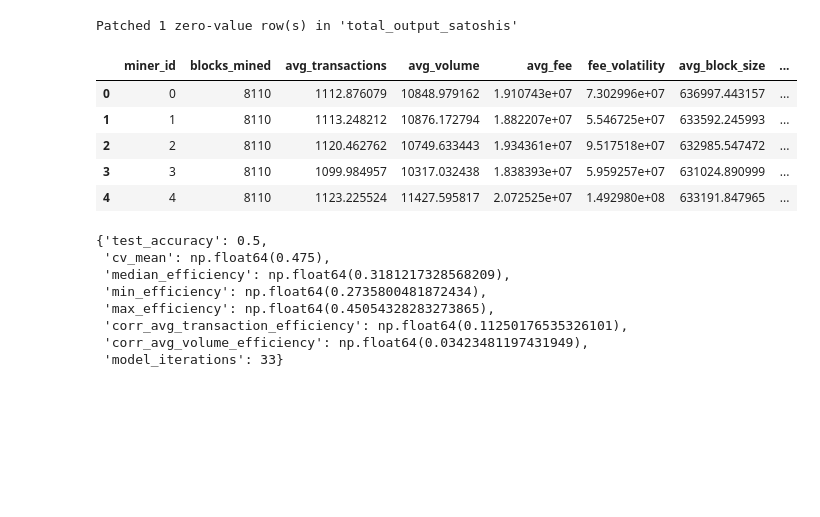
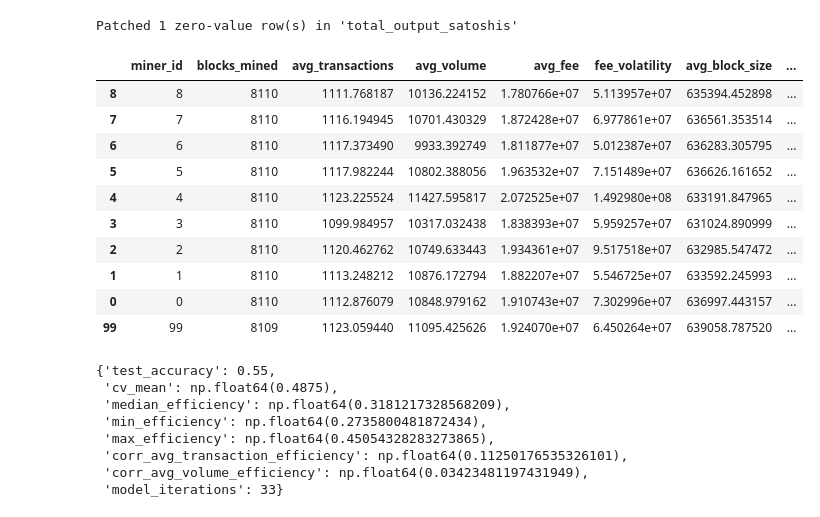
Before and after one commit to Kwokym111/poai_simulation, a Jupyter notebook: src/preprocess.ipynb, the cells around one changed output. Drawn from its saved outputs; the diff is of its cells as text; code cells hidden in the pictures; blank space fills up the shorter version.

Commit message:
use timestamp of last block mined to calculate age for each miner compared to the latest block timestamp overall

```diff
--- a/src/preprocess.ipynb
+++ b/src/preprocess.ipynb
@@ -104,6 +104,11 @@ def preprocess(df, volume_column, efficiency_definition):
     # Calculate fee proxy as n_transactions * transaction_volume
     processed_df['fee_proxy'] = processed_df['n_transactions'] * processed_df['transaction_volume']
 
+
+    # Convert the timestamp column from string to proper datetime
+    processed_df['timestamp'] = pd.to_datetime(processed_df['timestamp'])
+
+
     # Groupby miner_id
     miner_df = processed_df.groupby('miner_id').agg(
         blocks_mined=('block_id', 'count'),
@@ -115,12 +120,16 @@ def preprocess(df, volume_column, efficiency_definition):
         difficulty=('difficulty', 'mean'),
         efficiency=('block_efficiency', 'mean'), # use mean of ratios as default, average of (n transactions / transaction volume per individual block)
         profitability=('fee_proxy', 'sum'),
-        last_block_id=('block_id', 'max')   # last block a mined by a miner
+        last_block_id=('block_id', 'max'),   # last block a mined by a miner
+        last_block_time=('timestamp', 'max') # last block mined timestamp
     ).reset_index()
 
     # convert profitability from total sum to avg profitability
     miner_df['profitability'] = miner_df['profitability'] / (miner_df['blocks_mined'] + 1)
-    miner_df['age'] = processed_df['block_id'].max() - miner_df['last_block_id']
+    miner_df['age'] = processed_df['timestamp'].max() - miner_df['last_block_time']
+
+    # Convert the duration into a plain number (float of seconds)
+    miner_df['age'] = miner_df['age'].dt.total_seconds()
 
     # Calculate Efficiency Based on Definition of Efficiency
     if efficiency_definition == "ratio_of_means":
@@ -142,14 +151,19 @@ def preprocess(df, volume_column, efficiency_definition):
     return miner_df
 # %%
 miner_df = preprocess(df, "total_output_satoshis", "mean_of_ratios")
-miner_df.head()
+miner_df.sort_values(by='last_block_time', ascending=False).head(10)
 # %% [output]
 |  | miner_id | blocks_mined | avg_transactions | avg_volume | avg_fee | fee_volatility | avg_block_size | ... |
+| 8 | 8 | 8110 | 1111.768187 | 10136.224152 | 1.780766e+07 | 5.113957e+07 | 635394.452898 | ... |
+| 7 | 7 | 8110 | 1116.194945 | 10701.430329 | 1.872428e+07 | 6.977861e+07 | 636561.353514 | ... |
+| 6 | 6 | 8110 | 1117.373490 | 9933.392749 | 1.811877e+07 | 5.012387e+07 | 636283.305795 | ... |
+| 5 | 5 | 8110 | 1117.982244 | 10802.388056 | 1.963532e+07 | 7.151489e+07 | 636626.161652 | ... |
+| 4 | 4 | 8110 | 1123.225524 | 11427.595817 | 2.072525e+07 | 1.492980e+08 | 633191.847965 | ... |
+| 3 | 3 | 8110 | 1099.984957 | 10317.032438 | 1.838393e+07 | 5.959257e+07 | 631024.890999 | ... |
+| 2 | 2 | 8110 | 1120.462762 | 10749.633443 | 1.934361e+07 | 9.517518e+07 | 632985.547472 | ... |
+| 1 | 1 | 8110 | 1113.248212 | 10876.172794 | 1.882207e+07 | 5.546725e+07 | 633592.245993 | ... |
 | 0 | 0 | 8110 | 1112.876079 | 10848.979162 | 1.910743e+07 | 7.302996e+07 | 636997.443157 | ... |
-| 1 | 1 | 8110 | 1113.248212 | 10876.172794 | 1.882207e+07 | 5.546725e+07 | 633592.245993 | ... |
-| 2 | 2 | 8110 | 1120.462762 | 10749.633443 | 1.934361e+07 | 9.517518e+07 | 632985.547472 | ... |
-| 3 | 3 | 8110 | 1099.984957 | 10317.032438 | 1.838393e+07 | 5.959257e+07 | 631024.890999 | ... |
-| 4 | 4 | 8110 | 1123.225524 | 11427.595817 | 2.072525e+07 | 1.492980e+08 | 633191.847965 | ... |
+| 99 | 99 | 8109 | 1123.059440 | 11095.425626 | 1.924070e+07 | 6.450264e+07 | 639058.787520 | ... |
 # %%
 # Train and Test
 from sklearn.model_selection import train_test_split
@@ -237,8 +251,8 @@ def train_and_test(miner_df, seed, feature_set):
 # %%
 train_and_test(miner_df, 42, "full")
 # %% [output]
-{'test_accuracy': 0.5,
- 'cv_mean': np.float64(0.475),
+{'test_accuracy': 0.55,
+ 'cv_mean': np.float64(0.4875),
  'median_efficiency': np.float64(0.3181217328568209),
  'min_efficiency': np.float64(0.2735800481872434),
  'max_efficiency': np.float64(0.45054328283273865),
```
Also changed, not shown: parts of 3 cells of this notebook.
